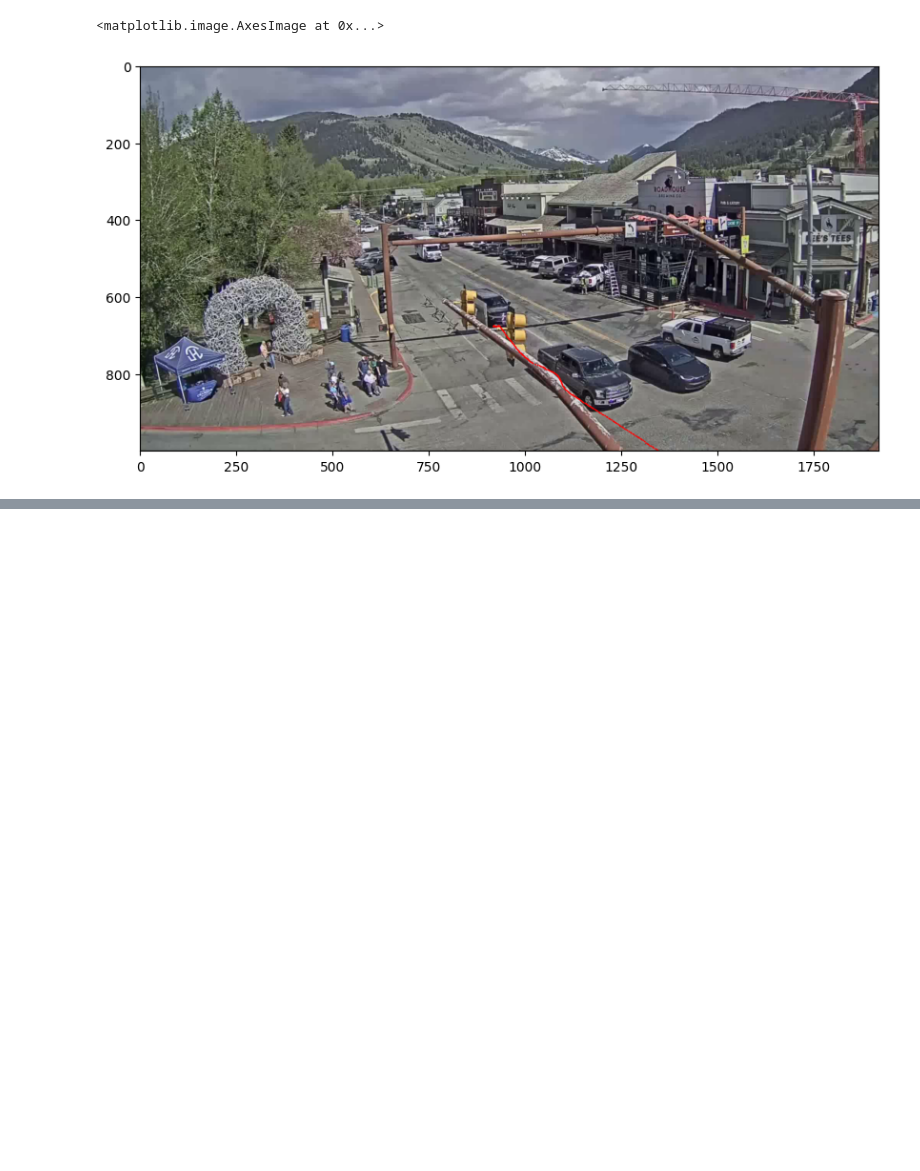
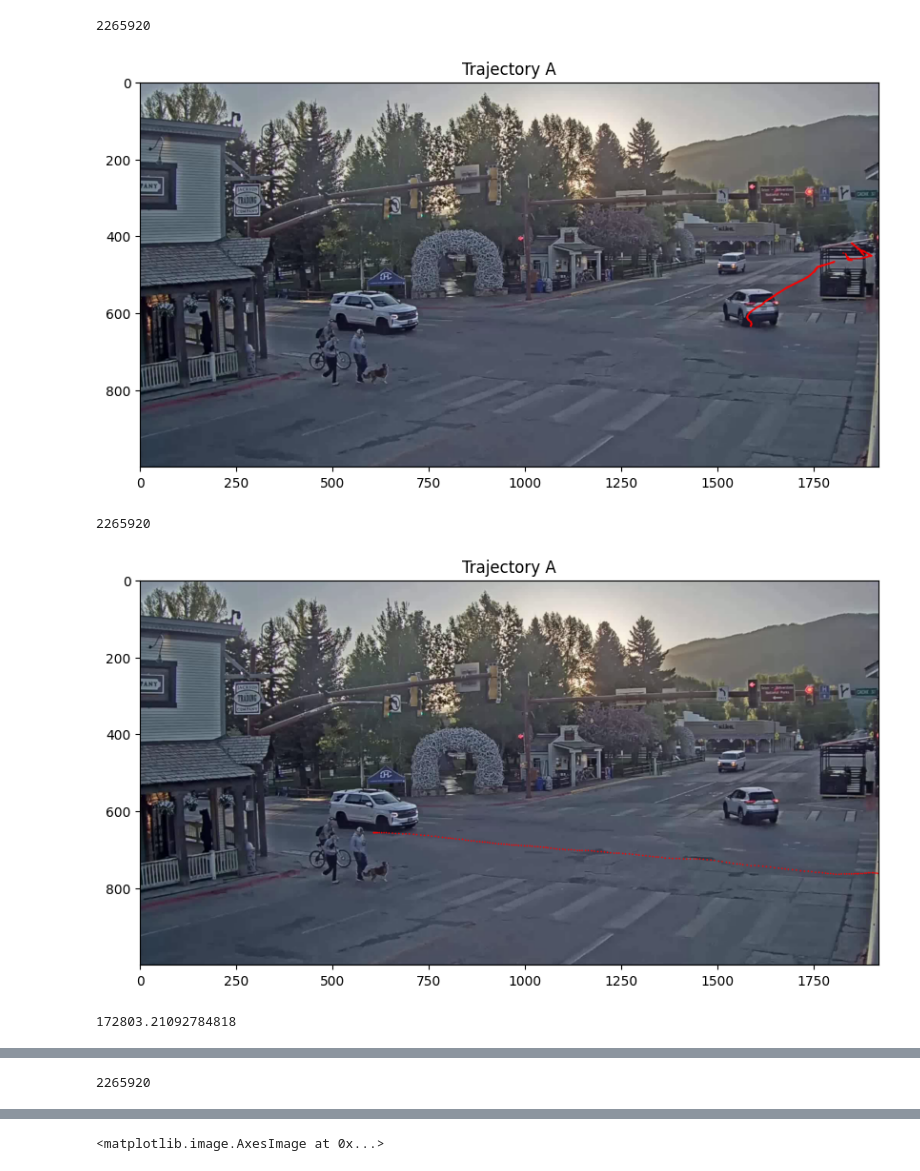
Before and after one commit to visanalexandru/CV-Project2, a Jupyter notebook: task2.ipynb, the cells around one changed output, grey strips where cells are left out. Drawn from its saved outputs; the diff is of its cells as text; code cells hidden in the pictures; blank space fills up the shorter version.

```diff
--- a/task2.ipynb
+++ b/task2.ipynb
@@ -230,7 +115,7 @@ def compute_trajectory(video, initial_bbox, visualize=False):
 # %%
 trajectory_a = compute_trajectory(a, initial_bbox, visualize=False)
 plot = a.get_frame(0).raw().copy()
-for point in trajectory_a:
+for point in trajectory_a.trajectory():
     cv.circle(plot, point, 2, (255, 0, 0), -1)
 plt.figure(figsize=(10, 10))
 plt.title("Trajectory A")
@@ -241,24 +126,36 @@ plt.imshow(plot)
 # %%
 from time import time
 
 objects = b.get_frame(0).objects()
 
 best_trajectory = None
 min_cost = np.inf
 
 for object in objects:
     trajectory_b = compute_trajectory(b, object["bbox"], visualize=False)
 
-    cost = compare_trajectory(trajectory_a, trajectory_b, H, H_inv)
+    cost = compare_trajectory(trajectory_a.trajectory(), trajectory_b.trajectory(), H, H_inv)
     if cost < min_cost:
         min_cost = cost
         best_trajectory = trajectory_b
 
+    print(cost)
+    plot = b.get_frame(0).raw().copy()
+    for point in trajectory_b.trajectory():
+        cv.circle(plot, point, 2, (255, 0, 0), -1)
+    plt.figure(figsize=(10, 10))
+    plt.title("Trajectory A")
+    plt.imshow(plot)
+    plt.show()
+
 plot = b.get_frame(0).raw().copy()
-for point in best_trajectory:
+for point in best_trajectory.trajectory():
     cv.circle(plot, point, 2, (255, 0, 0), -1)
 plt.figure(figsize=(10, 10))
 plt.imshow(plot)
 # %% [output]
-<matplotlib.image.AxesImage at 0x...>
+2265920
-[figure, old version]
+[figure, new version]
+2265920
+[figure, added]
+172803.21092784818
@@ -264,0 +163 @@ plt.imshow(plot)
+2265920
@@ -264,0 +165 @@ plt.imshow(plot)
+<matplotlib.image.AxesImage at 0x...>
```
Also changed, not shown: parts of 15 cells of this notebook, 3 other files.
